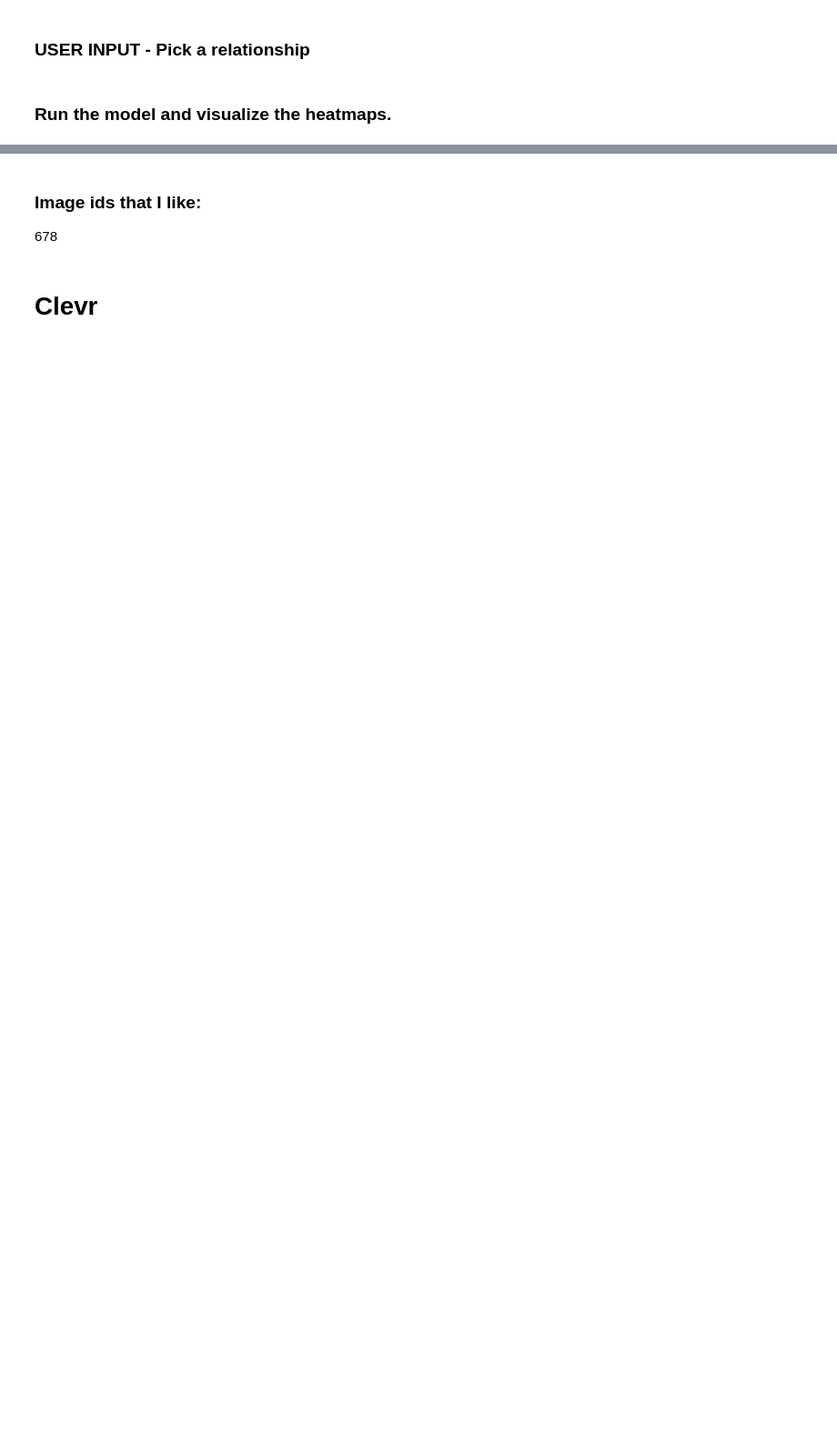
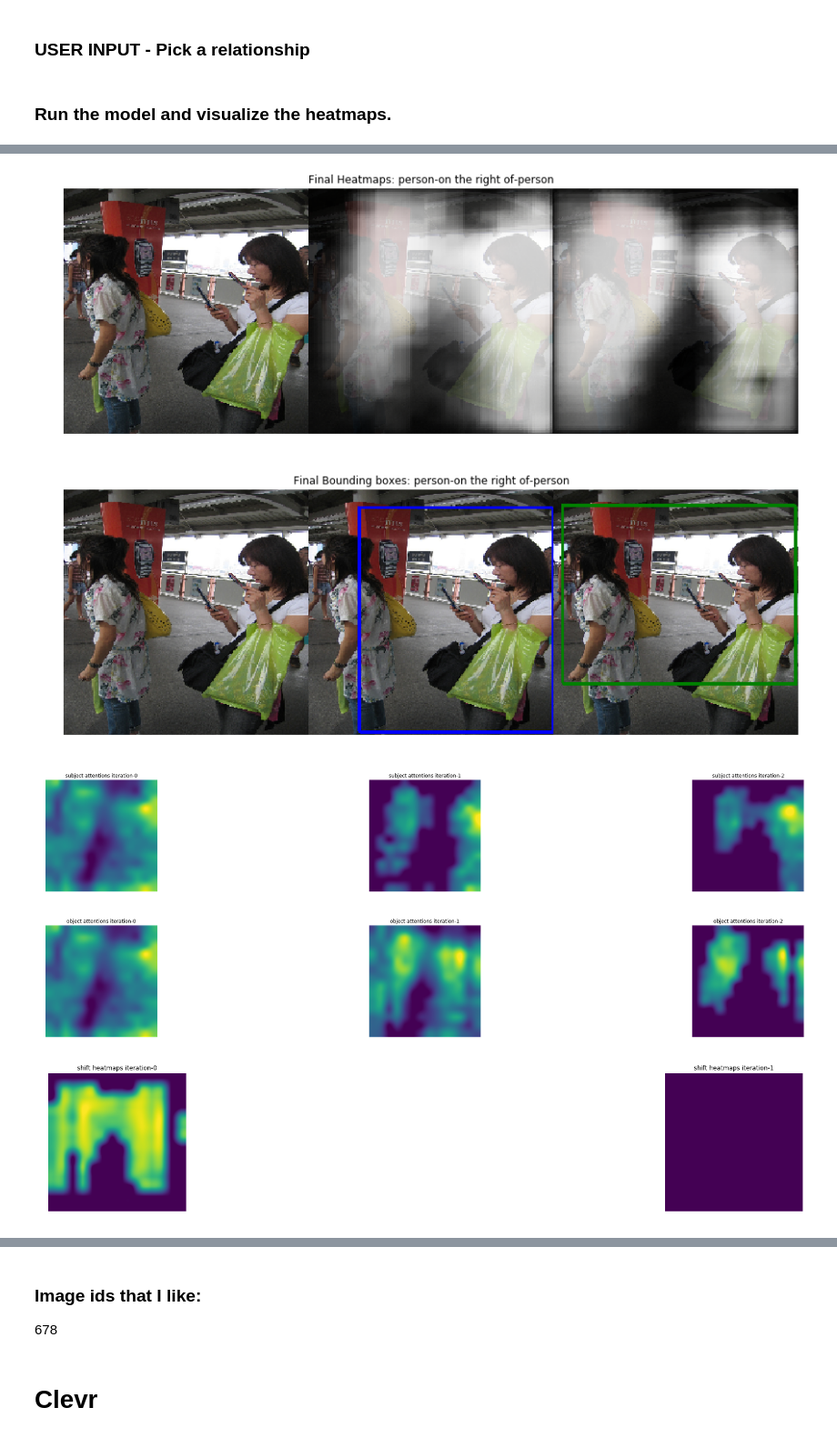
Before and after one commit to StanfordVL/ReferringRelationships, a Jupyter notebook: visualization.ipynb, the cells around one changed output, grey strips where cells are left out. Shown at 91% size. Cells and saved outputs as stored; diff of their text form; code cells hidden in the pictures; blank space fills up the shorter version.

```diff
--- a/visualization.ipynb
+++ b/visualization.ipynb
@@ -116,12 +148,12 @@ obj_id[0, 0] = obj_subj_dict.index(obj)
 # %%
 # Get all the predictions we want to visualize
+all_heatmaps = attention_model.predict([images[image_index:image_index+1], subj_id, predicate_id, obj_id])
 all_heatmaps = attention_model.predict([images[image_index:image_index+1], subj_id, predicate_id, obj_id])
 subject_heatmaps = all_heatmaps[0:len(subject_attentions)]
 object_heatmaps = all_heatmaps[len(subject_attentions):len(subject_attentions)+len(object_attentions)]
 shift_heatmaps = all_heatmaps[len(subject_attentions)+len(object_attentions):len(subject_attentions)+len(object_attentions)+len(shift_attentions)]
 inv_shift_heatmaps = all_heatmaps[len(subject_attentions)+len(object_attentions)+len(shift_attentions):len(subject_attentions)+len(object_attentions)+len(shift_attentions)+len(inv_shift_attentions)]
 final_subject_heatmap, final_object_heatmap = model.predict([images[image_index:image_index+1], subj_id, predicate_id, obj_id])
-
 
 # Visualize heatmaps
 att_map = get_att_map(img, np.maximum(final_subject_heatmap[0],0), np.maximum(final_object_heatmap[0],0), params.input_dim, relationship)
@@ -131,30 +163,36 @@ plt.title("Final Heatmaps: " + "-".join(relationship))
 plt.axis("off")
 plt.show()
 
 # Visualize bounding boxes.
 att_map = add_bboxes(img, np.maximum(final_subject_heatmap[0],0),
                      np.maximum(final_object_heatmap[0],0), params.input_dim, threshold=0.8)
 plt.figure(figsize=(15, 15))
 plt.imshow(att_map)
 plt.title("Final Bounding boxes: " + "-".join(relationship))
 plt.axis("off")
 plt.show()
 
 # Visualize attention over iterations.
 def display_attention_heatmaps(heatmaps, title):
     fig, axs = plt.subplots(nrows=1, ncols=len(heatmaps), figsize=(40,5))
     for idx in range(len(heatmaps)):
         ax = axs[idx]
         #att = add_attention(img, np.maximum(heatmaps[idx],0), params.input_dim)
         att = heatmaps[idx].reshape((params.feat_map_dim, params.feat_map_dim))
         att[att < np.max(params.heatmap_threshold)] = 0
         ax.imshow(att, interpolation='spline16')
         #sns.heatmap(att, annot=True, linewidths=.5, ax=ax)
         ax.set_title(title + ' iteration-{}'.format(idx))
         ax.axis("off")
     plt.show()
 
 display_attention_heatmaps(subject_heatmaps, 'subject attentions')
 display_attention_heatmaps(object_heatmaps, 'object attentions')
 display_attention_heatmaps(shift_heatmaps, 'shift heatmaps')
 display_attention_heatmaps(inv_shift_heatmaps, 'inv shift heatmaps')
+# %% [output]
+[figure, added]
+[figure, added]
+[figure, added]
+[figure, added]
+[figure, added]
```
Also changed, not shown: parts of 12 cells of this notebook, 7 other files.
